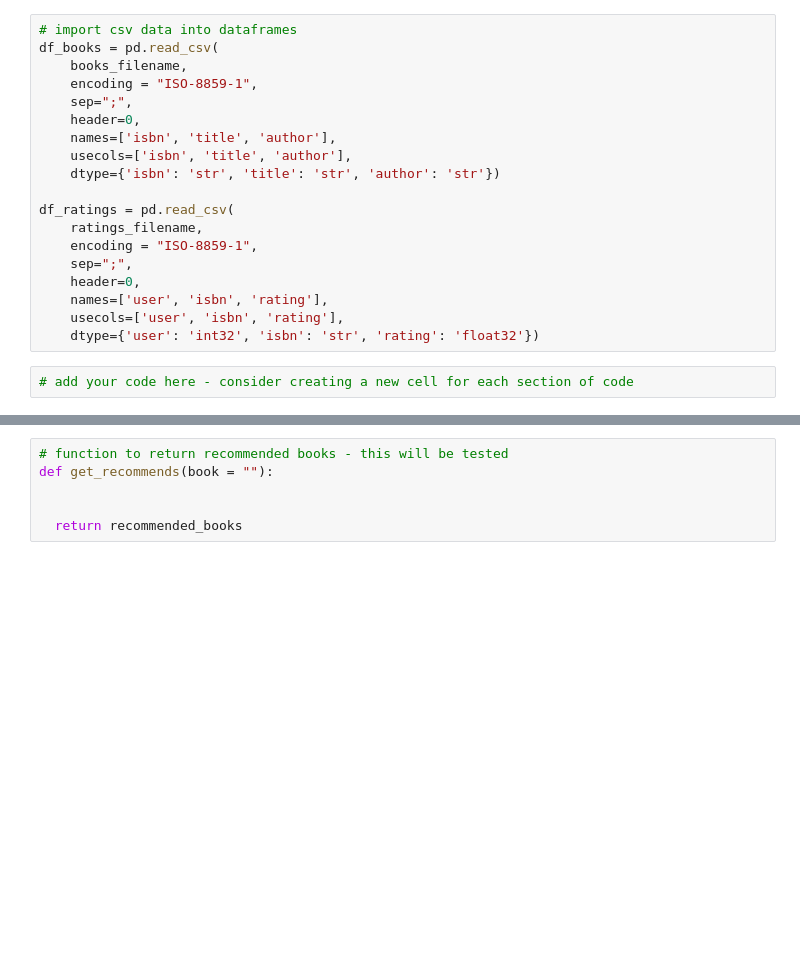
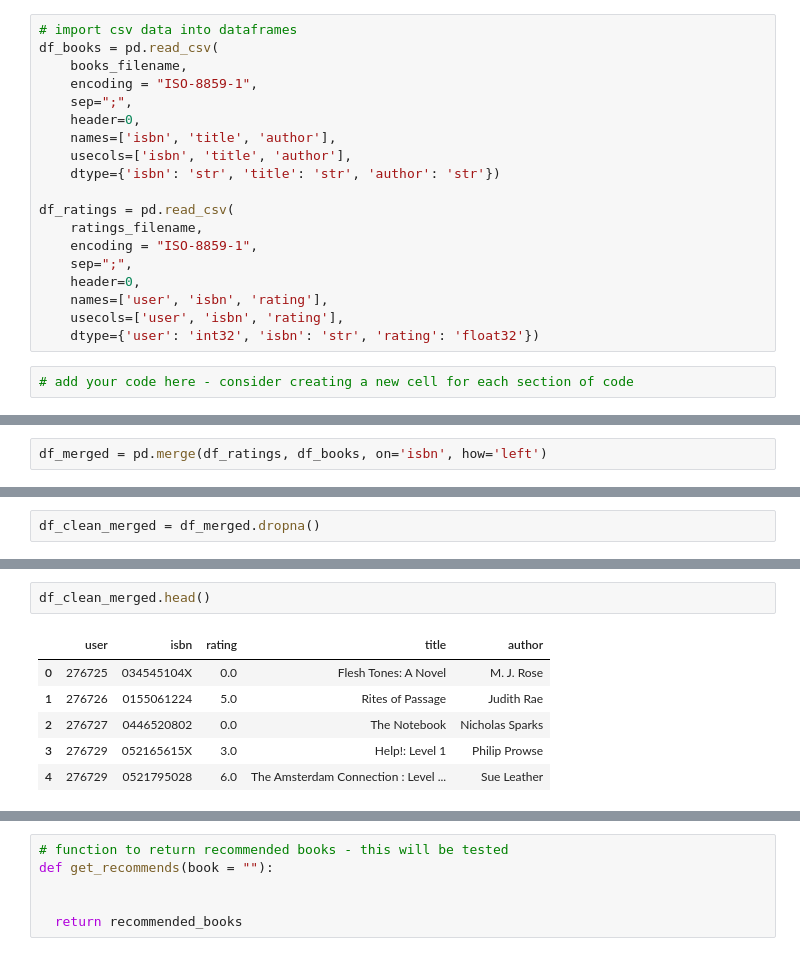
Before and after one commit to gcunharodrigues/fcc_book_recomendation, a Jupyter notebook: fcc_book_recommendation_knn.ipynb, the cells around one changed output, grey strips where cells are left out. Saved outputs shown, nothing was run; the diff lists cells and outputs as text; blank space fills up the shorter version.

```diff
--- a/fcc_book_recommendation_knn.ipynb
+++ b/fcc_book_recommendation_knn.ipynb
@@ -38,0 +81,2 @@ df_ratings = pd.read_csv(
+# %%
+df_merged = pd.merge(df_ratings, df_books, on='isbn', how='left')
@@ -38,0 +98,2 @@ df_ratings = pd.read_csv(
+# %%
+df_clean_merged = df_merged.dropna()
@@ -38,0 +115,9 @@ df_ratings = pd.read_csv(
+# %%
+df_clean_merged.head()
+# %% [output]
+|  | user | isbn | rating | title | author |
+| 0 | 276725 | 034545104X | 0.0 | Flesh Tones: A Novel | M. J. Rose |
+| 1 | 276726 | 0155061224 | 5.0 | Rites of Passage | Judith Rae |
+| 2 | 276727 | 0446520802 | 0.0 | The Notebook | Nicholas Sparks |
+| 3 | 276729 | 052165615X | 3.0 | Help!: Level 1 | Philip Prowse |
+| 4 | 276729 | 0521795028 | 6.0 | The Amsterdam Connection : Level ... | Sue Leather |
```
Also changed, not shown: parts of 6 cells of this notebook.
